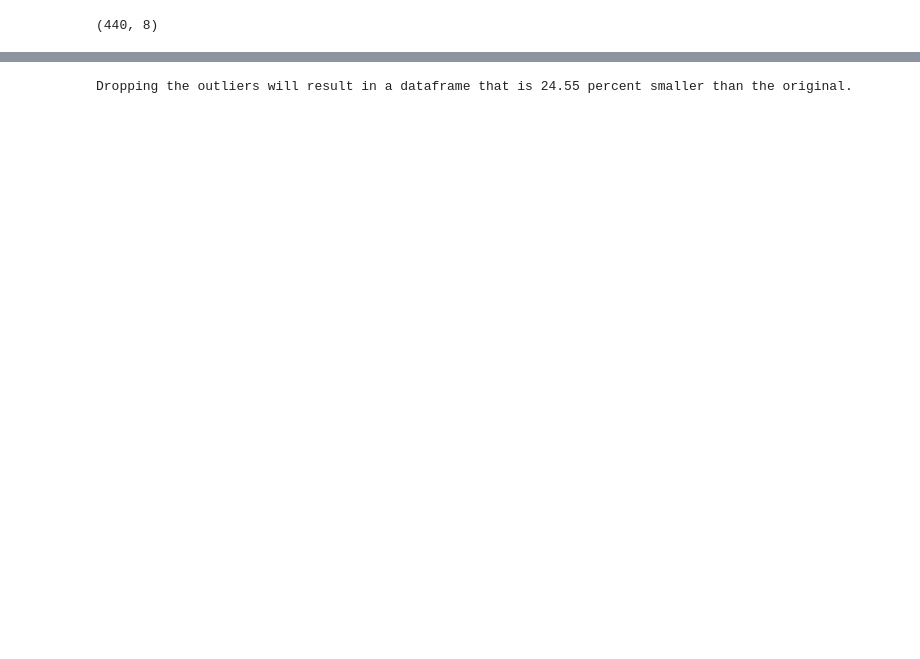
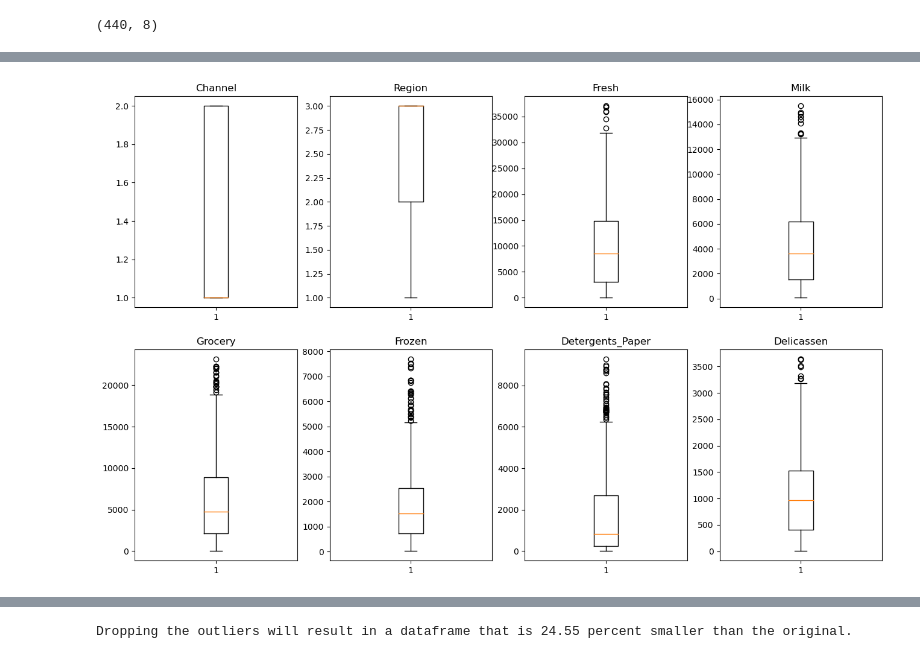
Before and after one commit to SBangarh/ml-project-unsupervised-learning, a Jupyter notebook: Unsupervised Learning - Project.ipynb, the cells around one changed output, grey strips where cells are left out. Cells and saved outputs as stored; diff of their text form; code cells hidden in the pictures; blank space fills up the shorter version.

```diff
--- a/Unsupervised Learning - Project.ipynb
+++ b/Unsupervised Learning - Project.ipynb
@@ -314,0 +326,4 @@ df_shape(median_df)
+# %%
+make_boxplot(median_df, median_df.columns, 2, 4, (16, 10))
+# %% [output]
+[figure, added]
```
Also changed, not shown: parts of 15 cells of this notebook.
